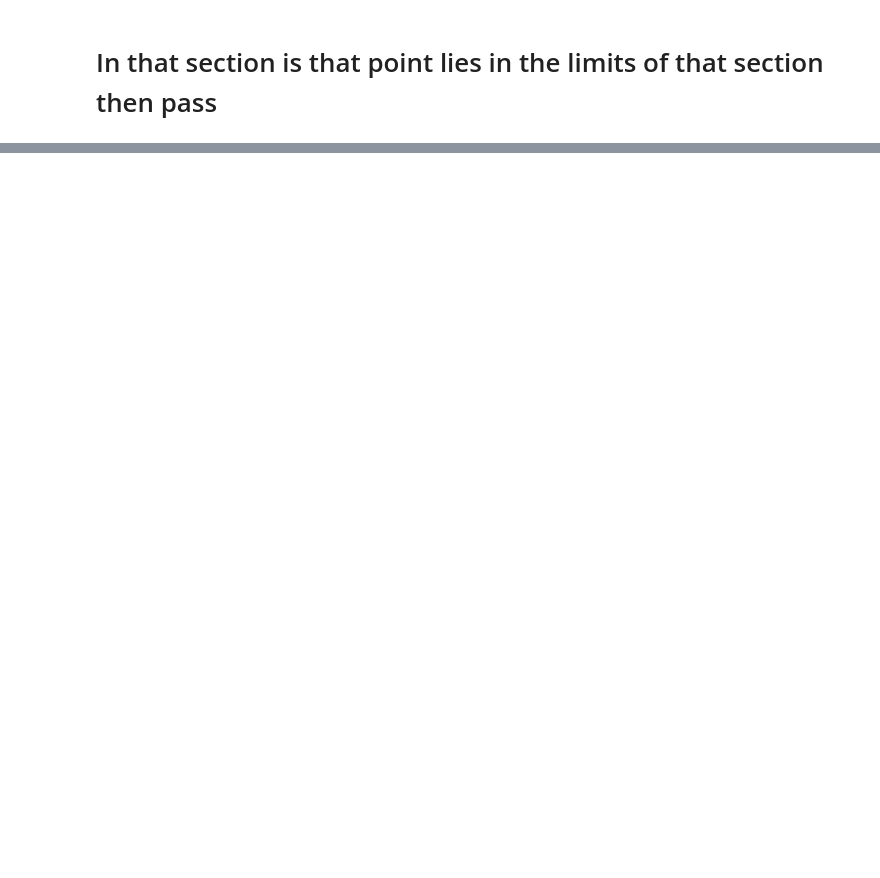
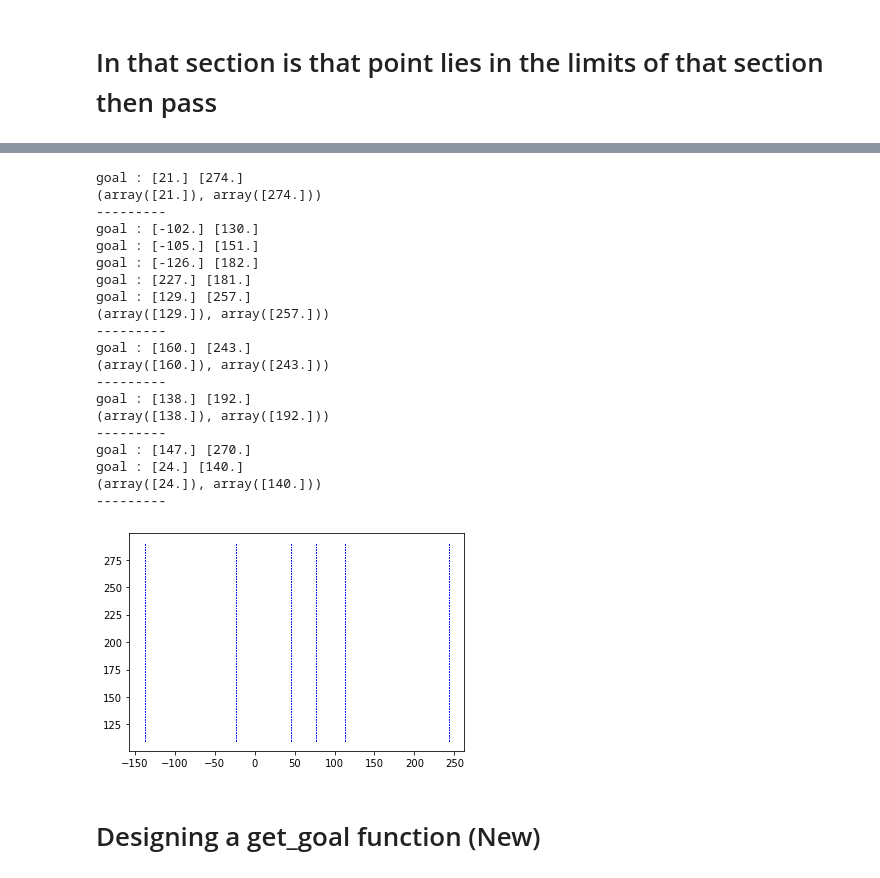
Before and after one commit to cmburgul/Friction-Finger-WIHM-DRL, a Jupyter notebook: ff_env.ipynb, the cells around one changed output, grey strips where cells are left out. Cells and saved outputs as stored; diff of their text form; code cells hidden in the pictures; blank space fills up the shorter version.

```diff
--- a/ff_env.ipynb
+++ b/ff_env.ipynb
@@ -807,5 +807,6 @@ def check_point_section():
     else:
         print("Not in any section")
     return section
+section = check_point_section()
 print("section : ", section)
 # %% [output]
@@ -1404,3 +1422,49 @@ def get_goal_point():
         print("goal :", x_g, y_g )
         if (goal_flag == False):
             return x_g, y_g
+# %%
+for i in range(5):
+    print(get_goal_point())
+    print("---------")
+
+    # Plotting Section line-1 across point D
+    plt.plot([D_x, D_x], [110, 290], linestyle='dotted', linewidth=1, color='blue')
+
+    # Plotting Section line-2 across point C
+    plt.plot([C_x, C_x], [110, 290], linestyle='dotted', linewidth=1, color='blue')
+
+    # Plotting Section line-3 across point E
+    plt.plot([E_x, E_x], [110, 290], linestyle='dotted', linewidth=1, color='blue')
+
+    # Plotting Section line-4 across point F
+    plt.plot([F_x, F_x], [110, 290], linestyle='dotted', linewidth=1, color='blue')
+
+    # Plotting Section line-5 across point B
+    plt.plot([B_x, B_x], [110, 290], linestyle='dotted', linewidth=1, color='blue')
+
+    # Plotting Section line-6 across point A
+    plt.plot([A_x, A_x], [110, 290], linestyle='dotted', linewidth=1, color='blue')
+# %% [output]
+goal : [21.] [274.]
+(array([21.]), array([274.]))
+---------
+goal : [-102.] [130.]
+goal : [-105.] [151.]
+goal : [-126.] [182.]
+goal : [227.] [181.]
+goal : [129.] [257.]
+(array([129.]), array([257.]))
+---------
+goal : [160.] [243.]
+(array([160.]), array([243.]))
+---------
+goal : [138.] [192.]
+(array([138.]), array([192.]))
+---------
+goal : [147.] [270.]
+goal : [24.] [140.]
+(array([24.]), array([140.]))
+---------
+[figure, added]
+# %% [markdown]
+# Designing a get_goal function (New)
```
Also changed, not shown: parts of 35 cells of this notebook, 33 other files.
